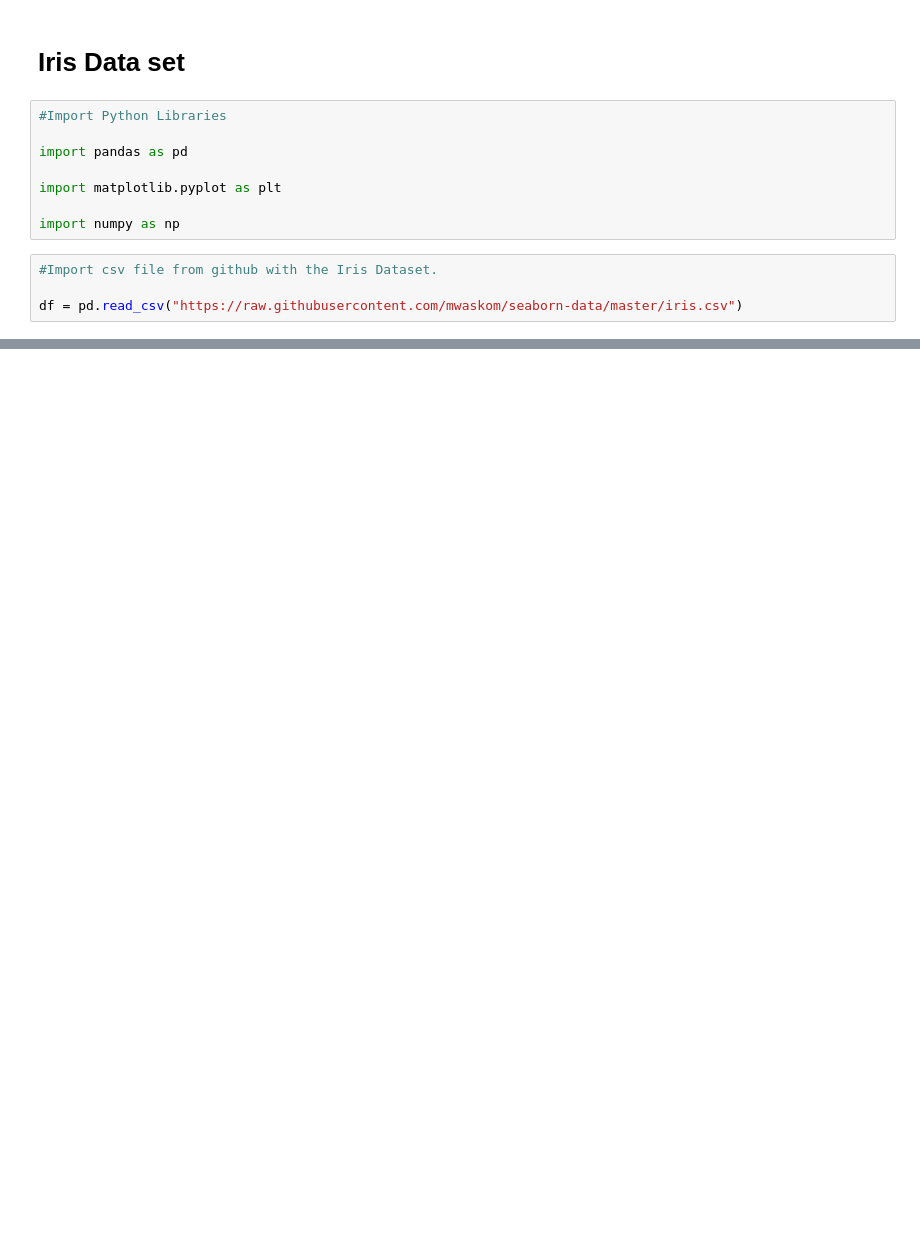
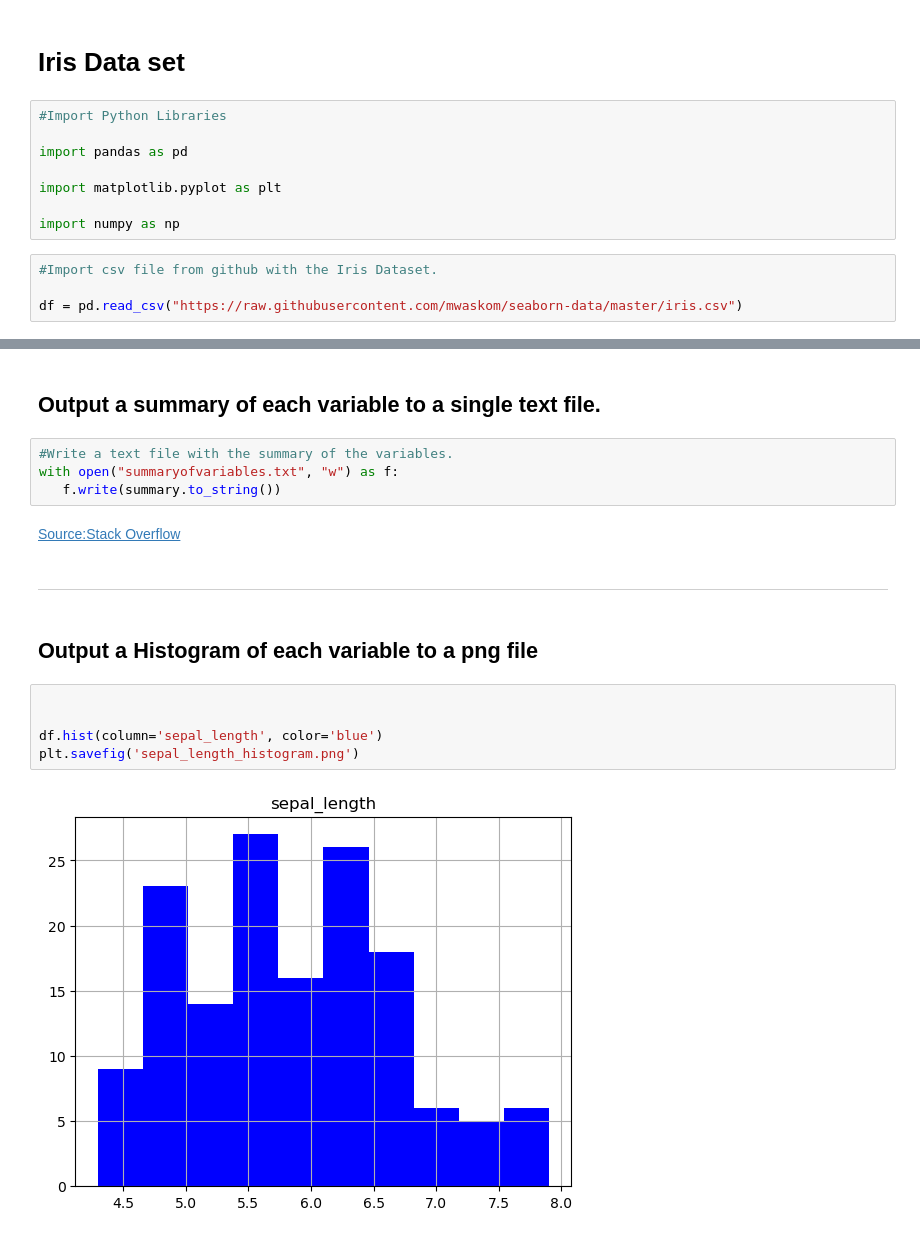
Before and after one commit to sarahembarry/pands-project, a Jupyter notebook: analysisnotebook.ipynb, the cells around one changed output, grey strips where cells are left out. Saved outputs shown, nothing was run; the diff lists cells and outputs as text; blank space fills up the shorter version.

Commit message:
histogram,bar chart, variable output

```diff
--- a/analysisnotebook.ipynb
+++ b/analysisnotebook.ipynb
@@ -47,0 +53,19 @@ df.describe(include='all')
+# %% [markdown]
+## Output a summary of each variable to a single text file.
+# %%
+#Write a text file with the summary of the variables.
+with open("summaryofvariables.txt", "w") as f:
+   f.write(summary.to_string())
+# %% [markdown]
+[Source:Stack Overflow](https://stackoverflow.com/questions/57800651/write-multiple-pandas-dataframe-to-the-same-txt-file)
+# %% [markdown]
+---
+# %% [markdown]
+## Output a Histogram of each variable to a png file
+# %%
+
+
+df.hist(column='sepal_length', color='blue')
+plt.savefig('sepal_length_histogram.png')
+# %% [output]
+[figure, added]
```
Also changed, not shown: parts of 10 cells of this notebook, 9 other files.
